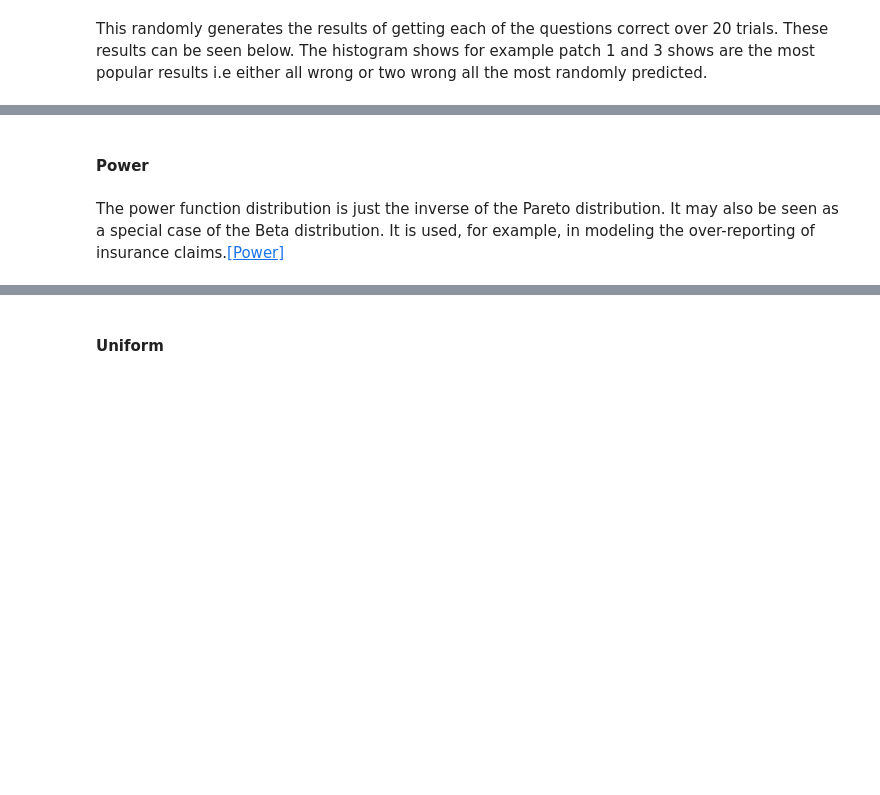
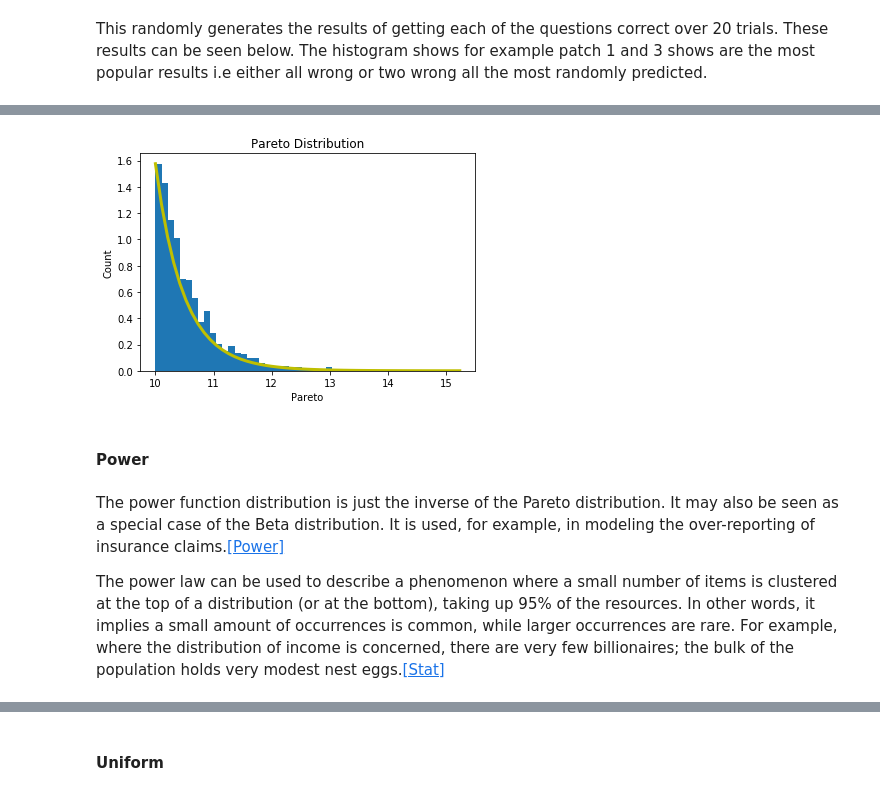
Before and after one commit to JohnADeady/Assignments-Programming-of-DA, a Jupyter notebook: Numpy.Random Package.ipynb, the cells around one changed output, grey strips where cells are left out. Cells and saved outputs as stored; diff of their text form; code cells hidden in the pictures; blank space fills up the shorter version.

```diff
--- a/Numpy.Random Package.ipynb
+++ b/Numpy.Random Package.ipynb
@@ -284,5 +299,24 @@ plt.show()
+# %%
+a, m = 20, 10 # shape and mode
+s = (np.random.pareto(a, 1000) + 1) * m
+#Display the histogram of the samples, along with the probability density function:
+
+import matplotlib.pyplot as plt
+count, bins, _ = plt.hist(s, 50, normed=True)
+fit = a*m**a / bins**(a+1)
+plt.plot(bins, max(count)*fit/max(fit), linewidth=3, color='y')
+
+
+plt.title('Pareto Distribution')
+plt.xlabel('Pareto')
+plt.ylabel('Count')
+plt.show()
+# %% [output]
+[figure, added]
 # %% [markdown]
 #### Power
 # %% [markdown]
 The power function distribution is just the inverse of the Pareto distribution. It may also be seen as a special case of the Beta distribution. It is used, for example, in modeling the over-reporting of insurance claims.[[Power]](https://docs.scipy.org/doc/numpy-1.15.1/reference/generated/numpy.random.power.html#numpy.random.power)
+
+The power law can be used to describe a phenomenon where a small number of items is clustered at the top of a distribution (or at the bottom), taking up 95% of the resources. In other words, it implies a small amount of occurrences is common, while larger occurrences are rare. For example, where the distribution of income is concerned, there are very few billionaires; the bulk of the population holds very modest nest eggs.[[Stat]](https://www.statisticshowto.datasciencecentral.com/power-law/)
 # %%
```
Also changed, not shown: parts of 22 cells of this notebook.
